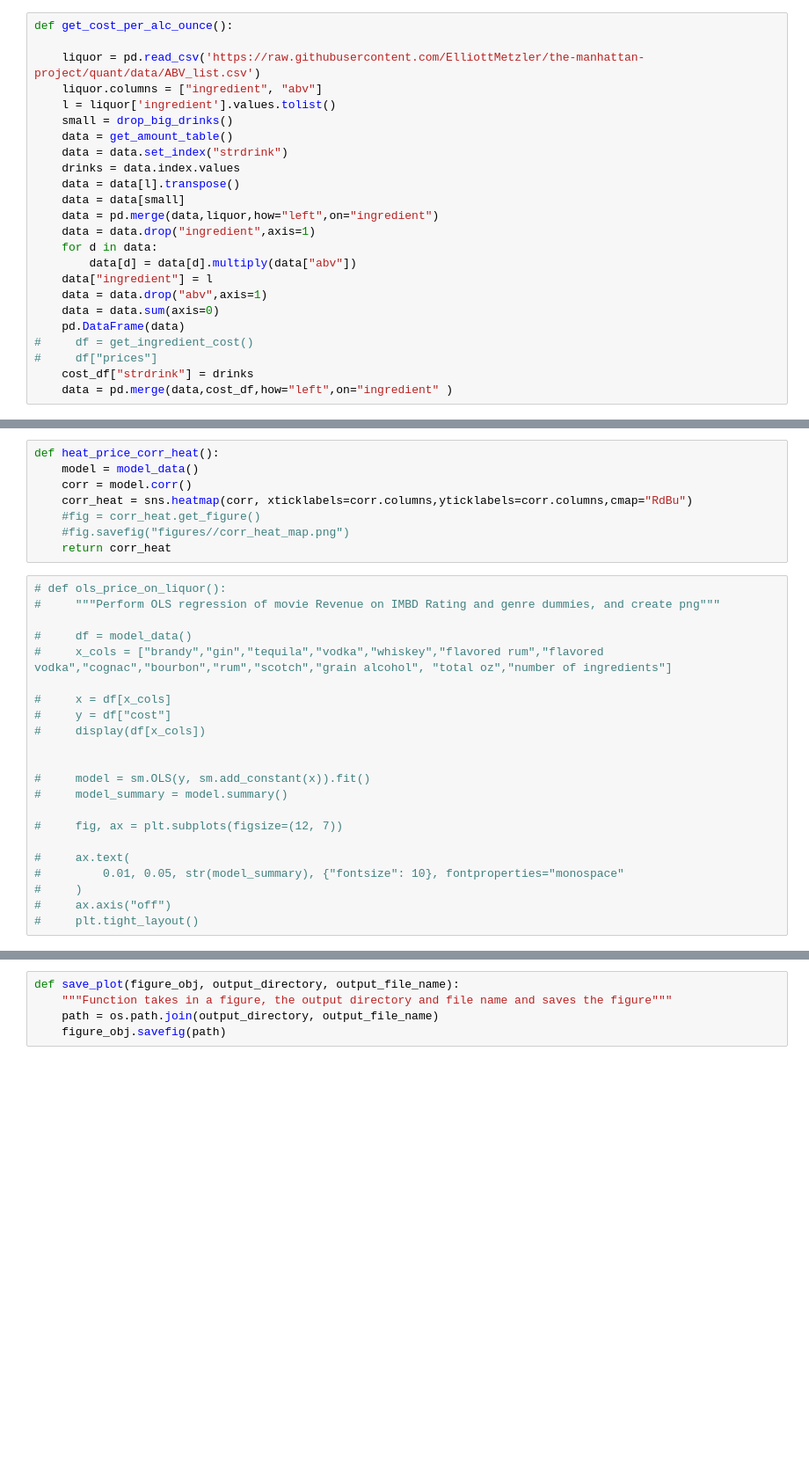
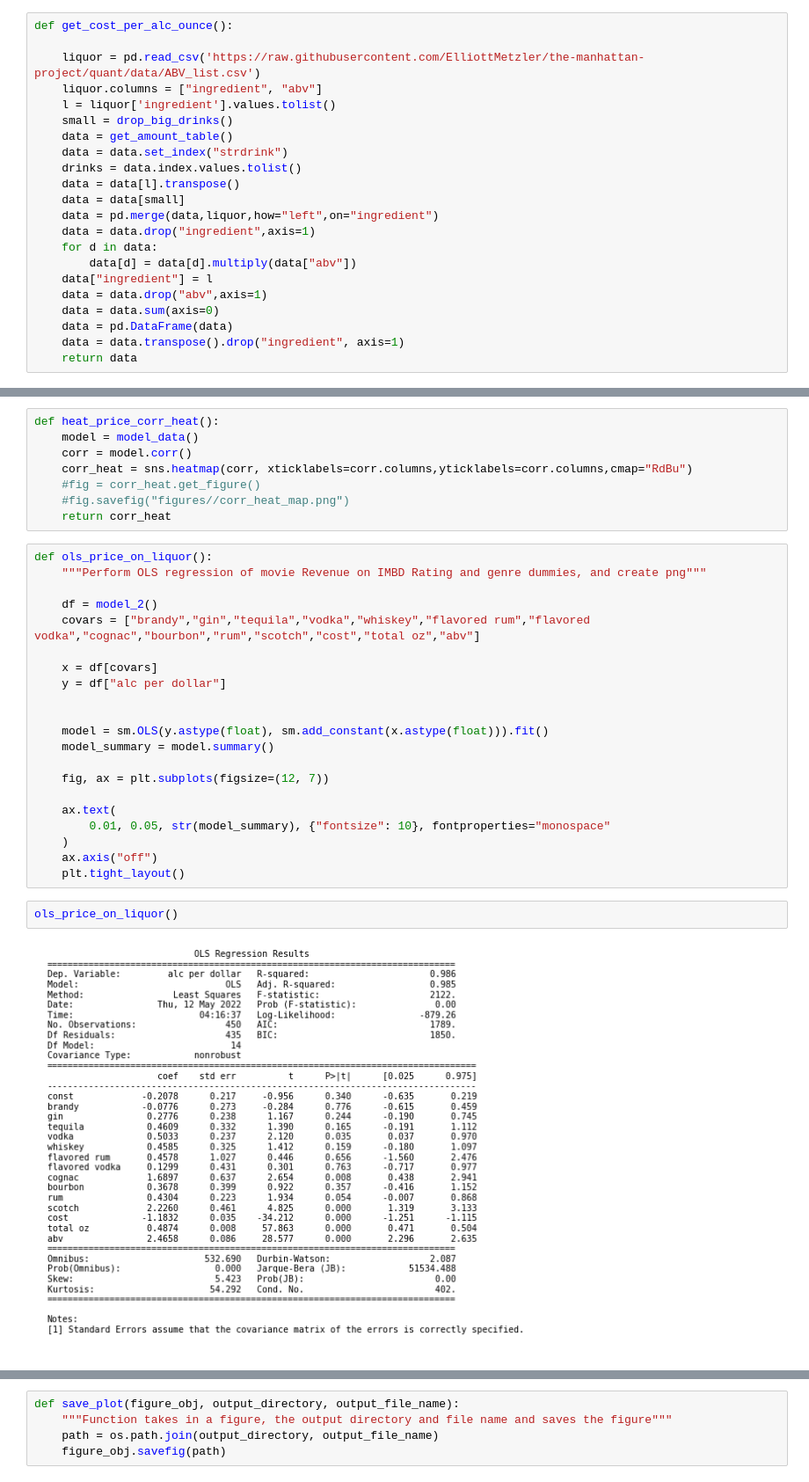
Before and after one commit to ElliottMetzler/the-manhattan-project, a Jupyter notebook: code/drink_costs.ipynb, the cells around one changed output, grey strips where cells are left out. Shown at 88% size. Saved outputs shown, nothing was run; the diff lists cells and outputs as text; blank space fills up the shorter version.

Commit message:
pushing final regression results

```diff
--- a/code/drink_costs.ipynb
+++ b/code/drink_costs.ipynb
@@ -208,7 +210,7 @@ def get_cost_per_alc_ounce():
     small = drop_big_drinks()
     data = get_amount_table()
     data = data.set_index("strdrink")
-    drinks = data.index.values
+    drinks = data.index.values.tolist()
     data = data[l].transpose()
     data = data[small]
     data = pd.merge(data,liquor,how="left",on="ingredient")
@@ -218,9 +220,7 @@ def get_cost_per_alc_ounce():
     data["ingredient"] = l
     data = data.drop("abv",axis=1)
     data = data.sum(axis=0)
-    pd.DataFrame(data)
-#     df = get_ingredient_cost()
-#     df["prices"]
-    cost_df["strdrink"] = drinks
-    data = pd.merge(data,cost_df,how="left",on="ingredient" )
+    data = pd.DataFrame(data)
+    data = data.transpose().drop("ingredient", axis=1)
+    return data
 # %%
@@ -250,27 +281,30 @@ def heat_price_corr_heat():
     #fig.savefig("figures//corr_heat_map.png")
     return corr_heat
 # %%
-# def ols_price_on_liquor():
-#     """Perform OLS regression of movie Revenue on IMBD Rating and genre dummies, and create png"""
+def ols_price_on_liquor():
+    """Perform OLS regression of movie Revenue on IMBD Rating and genre dummies, and create png"""
 
-#     df = model_data()
-#     x_cols = ["brandy","gin","tequila","vodka","whiskey","flavored rum","flavored vodka","cognac","bourbon","rum","scotch","grain alcohol", "total oz","number of ingredients"]
+    df = model_2()
+    covars = ["brandy","gin","tequila","vodka","whiskey","flavored rum","flavored vodka","cognac","bourbon","rum","scotch","cost","total oz","abv"]
 
-#     x = df[x_cols]
-#     y = df["cost"]
-#     display(df[x_cols])
+    x = df[covars]
+    y = df["alc per dollar"]
 
 
-#     model = sm.OLS(y, sm.add_constant(x)).fit()
-#     model_summary = model.summary()
+    model = sm.OLS(y.astype(float), sm.add_constant(x.astype(float))).fit()
+    model_summary = model.summary()
 
-#     fig, ax = plt.subplots(figsize=(12, 7))
+    fig, ax = plt.subplots(figsize=(12, 7))
 
-#     ax.text(
-#         0.01, 0.05, str(model_summary), {"fontsize": 10}, fontproperties="monospace"
-#     )
-#     ax.axis("off")
-#     plt.tight_layout()
+    ax.text(
+        0.01, 0.05, str(model_summary), {"fontsize": 10}, fontproperties="monospace"
+    )
+    ax.axis("off")
+    plt.tight_layout()
+# %%
+ols_price_on_liquor()
+# %% [output]
+[figure, added]
 # %%
 # def ols_number_ingreds_on_liquor():
 #     """Perform OLS regression of movie Revenue on IMBD Rating and genre dummies, and create png"""
```
Also changed, not shown: parts of 6 cells of this notebook.
